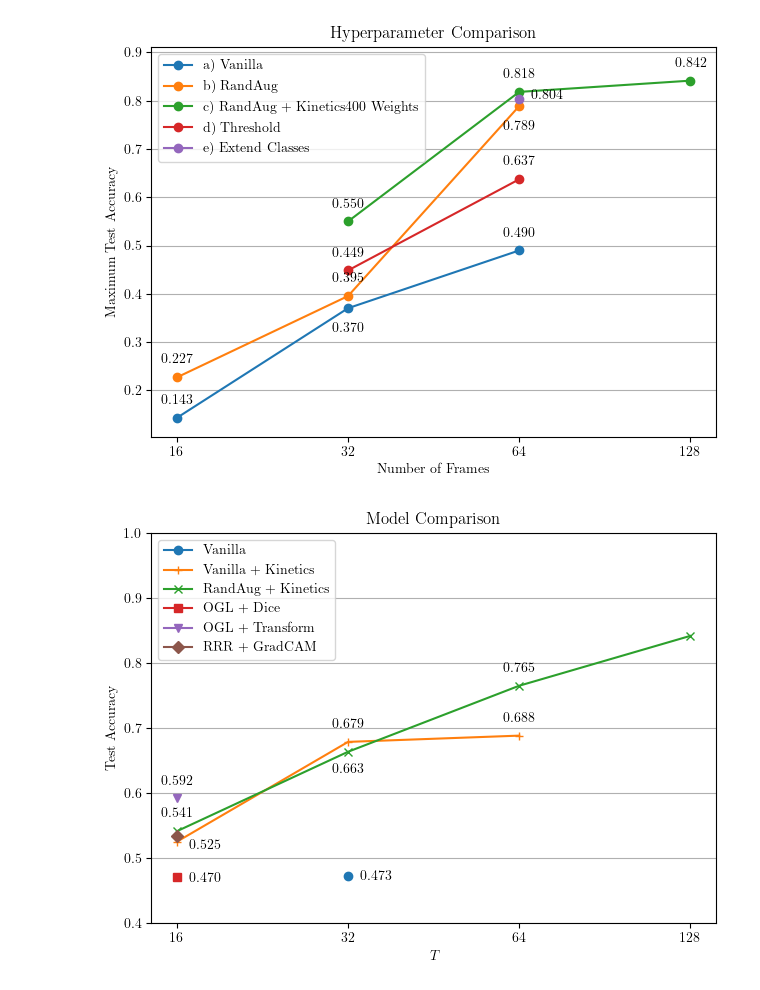
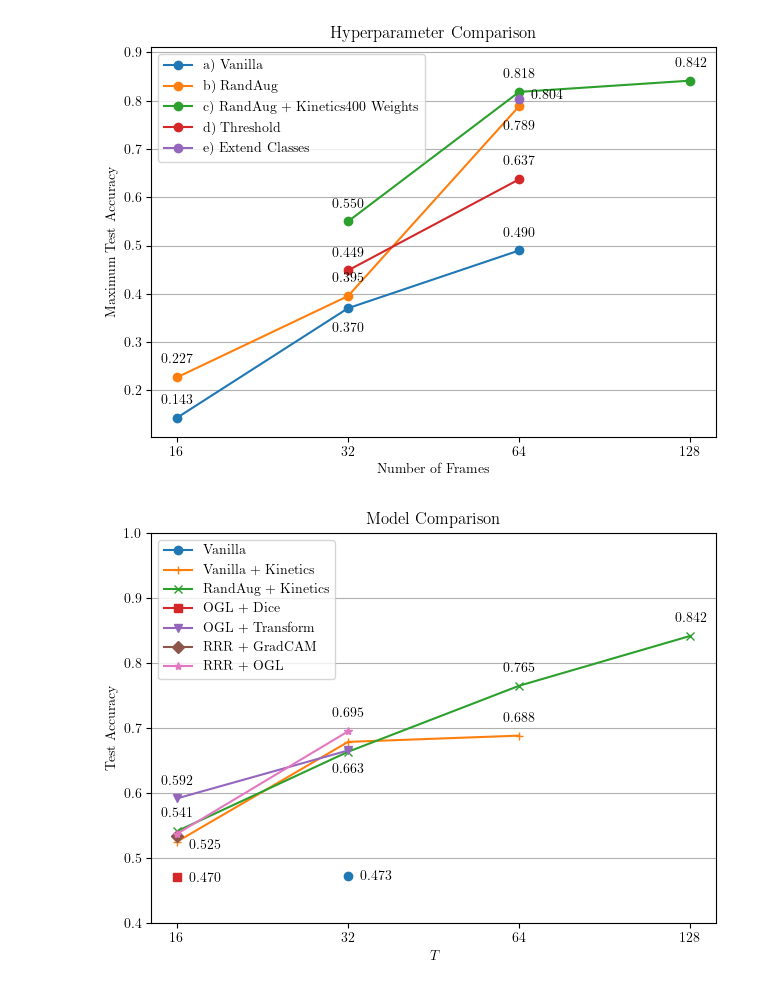
Before and after one commit to sirTomasson/diveslowlearnfast, a Jupyter notebook: notebooks/eval/Plot - Accuracy Number of Frames Relation.ipynb, the cells around one changed output. Saved outputs shown, nothing was run; the diff lists cells and outputs as text; code cells hidden in the pictures.

```diff
--- a/notebooks/eval/Plot - Accuracy Number of Frames Relation.ipynb
+++ b/notebooks/eval/Plot - Accuracy Number of Frames Relation.ipynb
@@ -123,11 +123,19 @@ ogl_and_dice = [
 # OGL + Transform
 ogl_transform = [
      0.5917338709677419, # T = 16
+     0.6654858299595142, # T = 32
 ]
 
-# rrr + GradCAM
+# RRR + GradCAM
 rrr_grad = [
     0.5337701612903226, # T = 16
+]
+
+
+# RRR + OGL
+rrr_ogl = [
+    0.5372983870967742, # T = 16
+    0.694838056680162, # T = 32
 ]
 
 plt.plot([1], vanilla, marker='o', label='Vanilla')
@@ -135,33 +143,38 @@ plt.annotate(f'{vanilla[0]:.3f}', (1, vanilla[0]), textcoords="offset points", x
 
 plt.plot([0, 1, 2], vanilla_and_kinetics, marker='+', label='Vanilla + Kinetics')
 plt.annotate(f'{vanilla_and_kinetics[0]:.3f}', (0, vanilla_and_kinetics[0]), textcoords="offset points", xytext=(20, -5), ha='center')
-plt.annotate(f'{vanilla_and_kinetics[1]:.3f}', (1, vanilla_and_kinetics[1]), textcoords="offset points", xytext=(0, 10), ha='center')
+# plt.annotate(f'{vanilla_and_kinetics[1]:.3f}', (1, vanilla_and_kinetics[1]), textcoords="offset points", xytext=(0, 10), ha='center')
 plt.annotate(f'{vanilla_and_kinetics[2]:.3f}', (2, vanilla_and_kinetics[2]), textcoords="offset points", xytext=(0, 10), ha='center')
 
 plt.plot([0, 1, 2, 3], randaug_and_kinetics, marker='x', label='RandAug + Kinetics')
 plt.annotate(f'{randaug_and_kinetics[0]:.3f}', (0, randaug_and_kinetics[0]), textcoords="offset points", xytext=(0, 10), ha='center')
 plt.annotate(f'{randaug_and_kinetics[1]:.3f}', (1, randaug_and_kinetics[1]), textcoords="offset points", xytext=(0, -15), ha='center')
 plt.annotate(f'{randaug_and_kinetics[2]:.3f}', (2, randaug_and_kinetics[2]), textcoords="offset points", xytext=(0, 10), ha='center')
+plt.annotate(f'{randaug_and_kinetics[3]:.3f}', (3, randaug_and_kinetics[3]), textcoords="offset points", xytext=(0, 10), ha='center')
 
 
 plt.plot([0], ogl_and_dice, marker='s', label='OGL + Dice')
 plt.annotate(f'{ogl_and_dice[0]:.3f}', (0, ogl_and_dice[0]), textcoords="offset points", xytext=(20, -3), ha='center')
 
-plt.plot([0], ogl_transform, marker='v', label='OGL + Transform')
+plt.plot([0, 1], ogl_transform, marker='v', label='OGL + Transform')
 plt.annotate(f'{ogl_transform[0]:.3f}', (0, ogl_transform[0]), textcoords="offset points", xytext=(0, 10), ha='center')
 
 
 plt.plot([0], rrr_grad, marker='D', label='RRR + GradCAM')
+
+
+plt.plot([0, 1], rrr_ogl, marker='*', label='RRR + OGL')
+plt.annotate(f'{rrr_ogl[1]:.3f}', (1, rrr_ogl[1]), textcoords="offset points", xytext=(0, 10), ha='center')
 
 plt.xlabel('$T$')
 plt.ylabel('Test Accuracy')
 plt.title('Model Comparison')
 plt.grid(True, axis='y', which='major')
 plt.xticks([0, 1, 2, 3], ['16', '32', '64', '128'])
 plt.ylim(0.4, 1.0)
 plt.tight_layout()
 plt.legend()
 plt.savefig('model_accuracies.png')
 plt.show()
 # %% [output]
-[figure, old version]
+[figure, new version]
```
Also changed, not shown: parts of 4 cells of this notebook, 3 other files.
